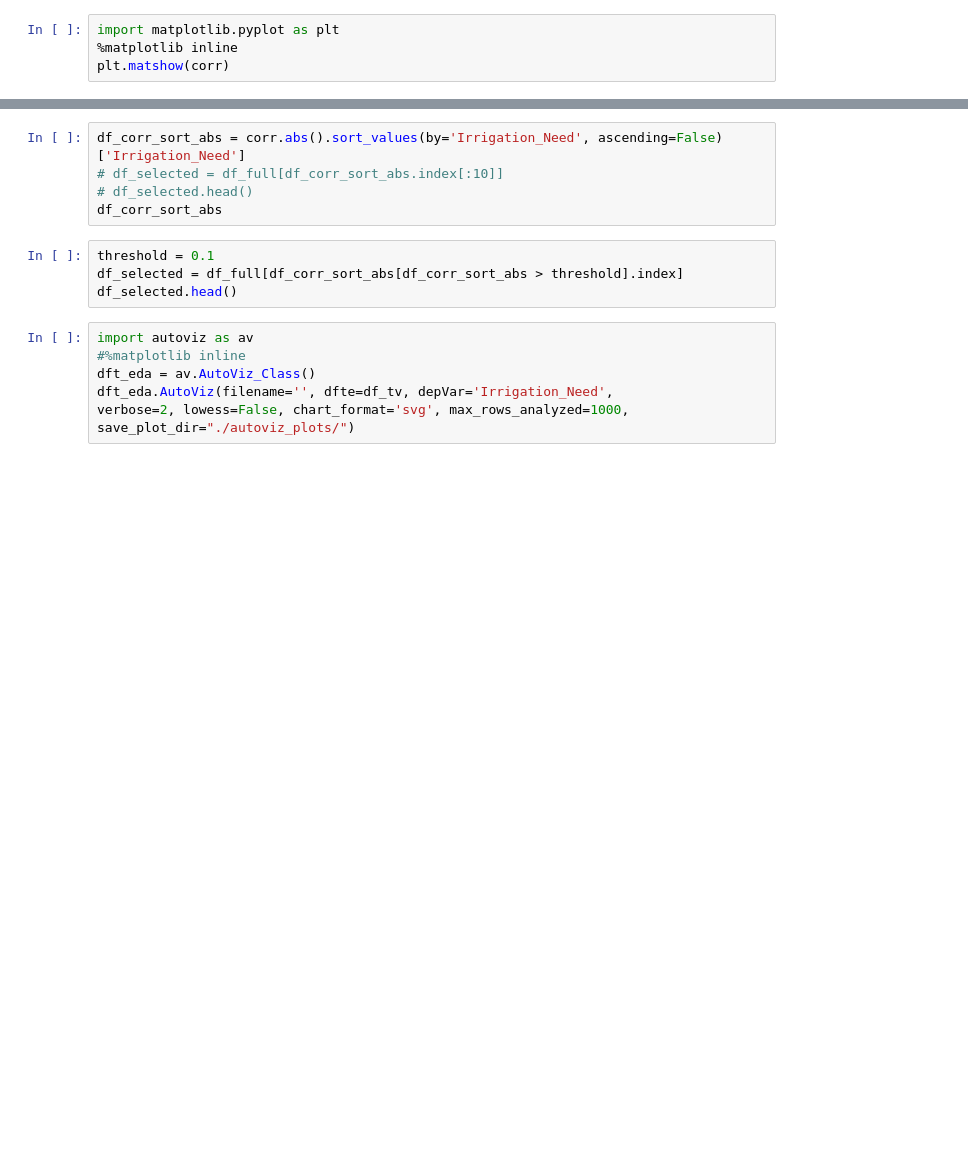
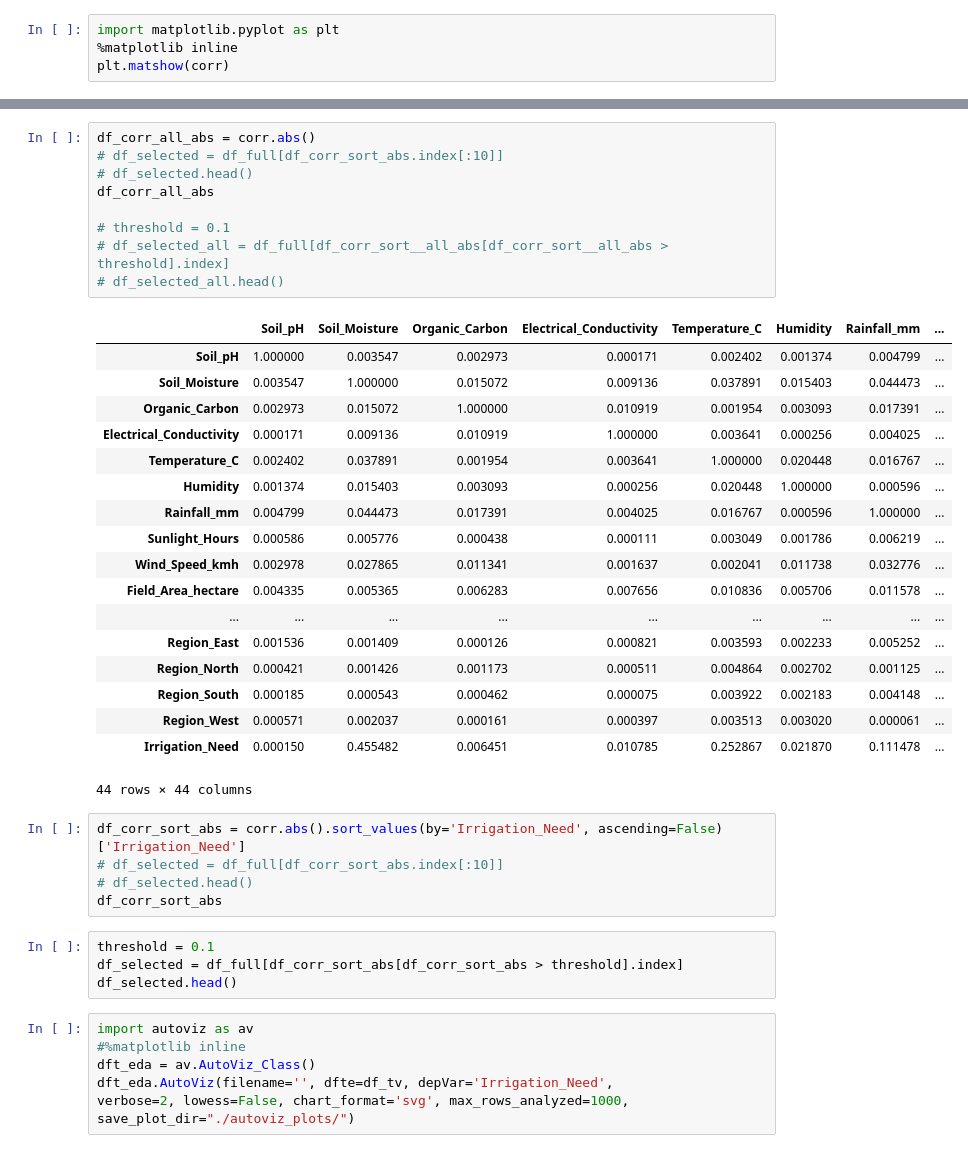
Before and after one commit to ryanmcgreevy/kaggle, a Jupyter notebook: playground-s6ep4/xgb_standalone.ipynb, the cells around one changed output, grey strips where cells are left out. Drawn from its saved outputs; the diff is of its cells as text; blank space fills up the shorter version.

```diff
--- a/playground-s6ep4/xgb_standalone.ipynb
+++ b/playground-s6ep4/xgb_standalone.ipynb
@@ -127,3 +241,31 @@ df_corr_sort
+# %%
+df_corr_all_abs = corr.abs()
+# df_selected = df_full[df_corr_sort_abs.index[:10]]
+# df_selected.head()
+df_corr_all_abs
+
+# threshold = 0.1
+# df_selected_all = df_full[df_corr_sort__all_abs[df_corr_sort__all_abs > threshold].index]
+# df_selected_all.head()
+# %% [output]
+|  | Soil_pH | Soil_Moisture | Organic_Carbon | Electrical_Conductivity | Temperature_C | Humidity | Rainfall_mm | ... |
+| Soil_pH | 1.000000 | 0.003547 | 0.002973 | 0.000171 | 0.002402 | 0.001374 | 0.004799 | ... |
+| Soil_Moisture | 0.003547 | 1.000000 | 0.015072 | 0.009136 | 0.037891 | 0.015403 | 0.044473 | ... |
+| Organic_Carbon | 0.002973 | 0.015072 | 1.000000 | 0.010919 | 0.001954 | 0.003093 | 0.017391 | ... |
+| Electrical_Conductivity | 0.000171 | 0.009136 | 0.010919 | 1.000000 | 0.003641 | 0.000256 | 0.004025 | ... |
+| Temperature_C | 0.002402 | 0.037891 | 0.001954 | 0.003641 | 1.000000 | 0.020448 | 0.016767 | ... |
+| Humidity | 0.001374 | 0.015403 | 0.003093 | 0.000256 | 0.020448 | 1.000000 | 0.000596 | ... |
+| Rainfall_mm | 0.004799 | 0.044473 | 0.017391 | 0.004025 | 0.016767 | 0.000596 | 1.000000 | ... |
+| Sunlight_Hours | 0.000586 | 0.005776 | 0.000438 | 0.000111 | 0.003049 | 0.001786 | 0.006219 | ... |
+| Wind_Speed_kmh | 0.002978 | 0.027865 | 0.011341 | 0.001637 | 0.002041 | 0.011738 | 0.032776 | ... |
+| Field_Area_hectare | 0.004335 | 0.005365 | 0.006283 | 0.007656 | 0.010836 | 0.005706 | 0.011578 | ... |
+| ... | ... | ... | ... | ... | ... | ... | ... | ... |
+| Region_East | 0.001536 | 0.001409 | 0.000126 | 0.000821 | 0.003593 | 0.002233 | 0.005252 | ... |
+| Region_North | 0.000421 | 0.001426 | 0.001173 | 0.000511 | 0.004864 | 0.002702 | 0.001125 | ... |
+| Region_South | 0.000185 | 0.000543 | 0.000462 | 0.000075 | 0.003922 | 0.002183 | 0.004148 | ... |
+| Region_West | 0.000571 | 0.002037 | 0.000161 | 0.000397 | 0.003513 | 0.003020 | 0.000061 | ... |
+| Irrigation_Need | 0.000150 | 0.455482 | 0.006451 | 0.010785 | 0.252867 | 0.021870 | 0.111478 | ... |
+44 rows × 44 columns
 # %%
 df_corr_sort_abs = corr.abs().sort_values(by='Irrigation_Need', ascending=False)['Irrigation_Need']
 # df_selected = df_full[df_corr_sort_abs.index[:10]]
```
Also changed, not shown: parts of 9 cells of this notebook, 1 other file.
